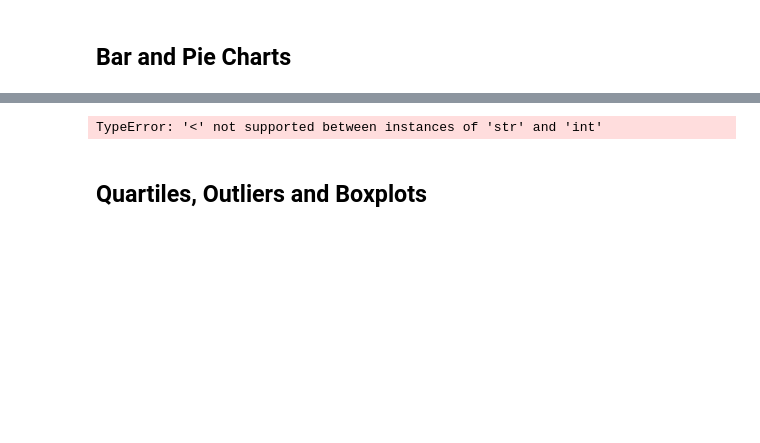
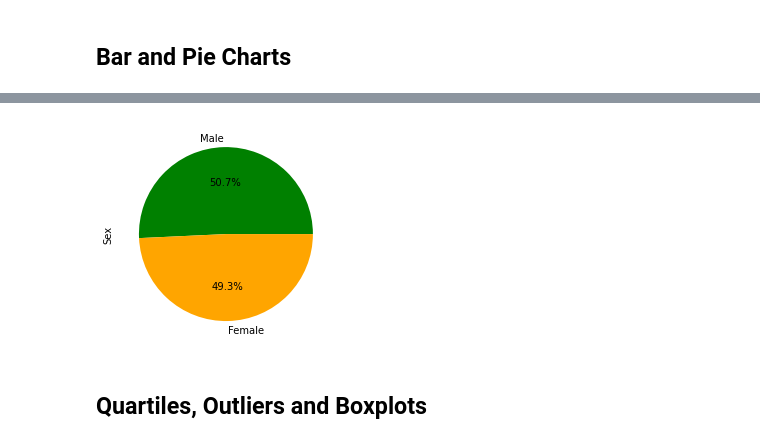
Before and after one commit to EvanK215/Pymaceuticals-Challenge, a Jupyter notebook: pymaceuticals_starter.ipynb, the cells around one changed output, grey strips where cells are left out. Cells and saved outputs as stored; diff of their text form; code cells hidden in the pictures; blank space fills up the shorter version.

```diff
--- a/pymaceuticals_starter.ipynb
+++ b/pymaceuticals_starter.ipynb
@@ -197,9 +194,10 @@ plt.show()
 # %%
 # Generate a pie plot showing the distribution of female versus male mice using pyplot
-plot2 = genderGroups.plot(kind='pie', subplots=True)
-plot2
+counts = mouseClean_df.Sex.value_counts()
+counts.plot(kind= 'pie',autopct='%1.1f%%', colors= colors )
+plt.show()
 # %% [output]
-TypeError: '<' not supported between instances of 'str' and 'int'
+[figure, added]
 # %% [markdown]
 ## Quartiles, Outliers and Boxplots
 # %%
```
Also changed, not shown: parts of 10 cells of this notebook.
